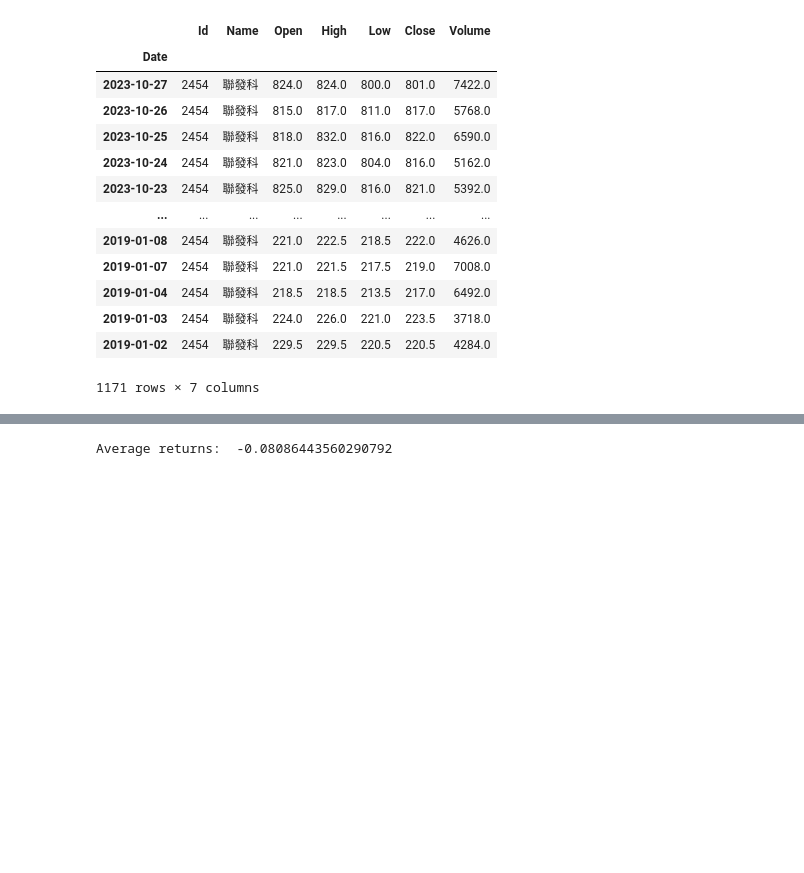
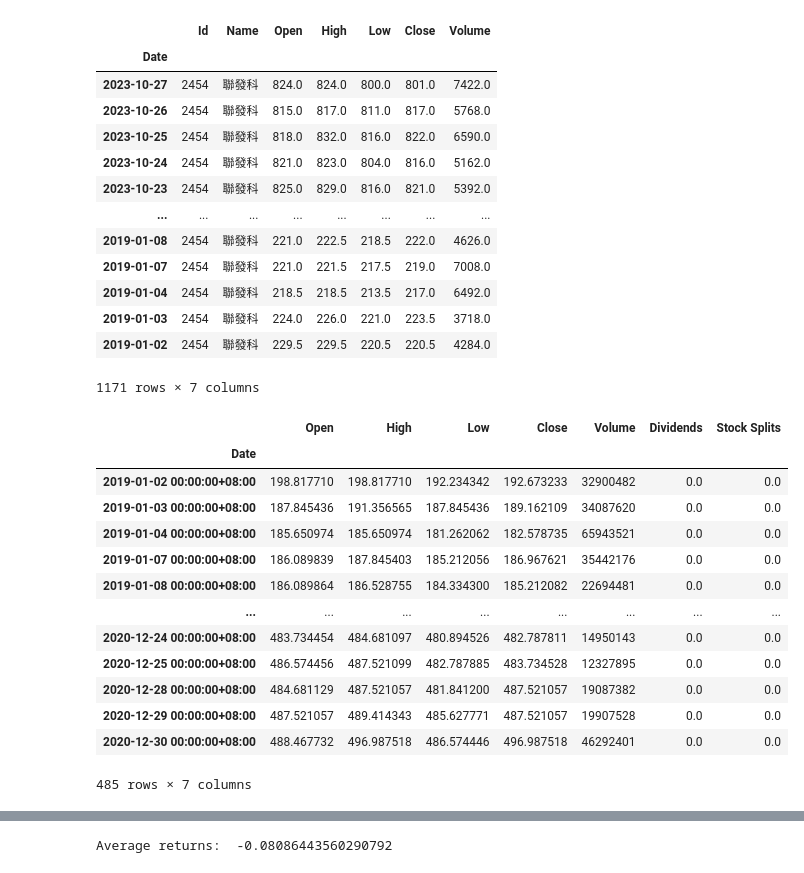
Before and after one commit to pan93412/nkust-homework, a Jupyter notebook: semester-3/finance/finance.ipynb, the cells around one changed output, grey strips where cells are left out. Drawn from its saved outputs; the diff is of its cells as text; code cells hidden in the pictures; blank space fills up the shorter version.

```diff
--- a/semester-3/finance/finance.ipynb
+++ b/semester-3/finance/finance.ipynb
@@ -62,3 +62,34 @@ for id in set(stock.Id):
 | 2019-01-03 | 2454 | 聯發科 | 224.0 | 226.0 | 221.0 | 223.5 | 3718.0 |
 | 2019-01-02 | 2454 | 聯發科 | 229.5 | 229.5 | 220.5 | 220.5 | 4284.0 |
 1171 rows × 7 columns
+# %%
+import yfinance as yf
+
+to_analysis = [2330, 2454, 2382, 2317]
+ticker = {
+    stock_code: yf.Ticker(f"{stock_code}.TW")
+    for stock_code in to_analysis
+}
+yf_stock_data = {
+    stock_code: ticker[stock_code].history(start='2015-01-01', end='2017-01-01')
+    for stock_code in to_analysis
+}
+human_stock_name = {
+    stock_code: ticker[stock_code].info['longName']
+    for stock_code in to_analysis
+}
+# %% [output]
+|  | Open | High | Low | Close | Volume | Dividends | Stock Splits |
+| Date |  |  |  |  |  |  |  |
+| 2019-01-02 00:00:00+08:00 | 198.817710 | 198.817710 | 192.234342 | 192.673233 | 32900482 | 0.0 | 0.0 |
+| 2019-01-03 00:00:00+08:00 | 187.845436 | 191.356565 | 187.845436 | 189.162109 | 34087620 | 0.0 | 0.0 |
+| 2019-01-04 00:00:00+08:00 | 185.650974 | 185.650974 | 181.262062 | 182.578735 | 65943521 | 0.0 | 0.0 |
+| 2019-01-07 00:00:00+08:00 | 186.089839 | 187.845403 | 185.212056 | 186.967621 | 35442176 | 0.0 | 0.0 |
+| 2019-01-08 00:00:00+08:00 | 186.089864 | 186.528755 | 184.334300 | 185.212082 | 22694481 | 0.0 | 0.0 |
+| ... | ... | ... | ... | ... | ... | ... | ... |
+| 2020-12-24 00:00:00+08:00 | 483.734454 | 484.681097 | 480.894526 | 482.787811 | 14950143 | 0.0 | 0.0 |
+| 2020-12-25 00:00:00+08:00 | 486.574456 | 487.521099 | 482.787885 | 483.734528 | 12327895 | 0.0 | 0.0 |
+| 2020-12-28 00:00:00+08:00 | 484.681129 | 487.521057 | 481.841200 | 487.521057 | 19087382 | 0.0 | 0.0 |
+| 2020-12-29 00:00:00+08:00 | 487.521057 | 489.414343 | 485.627771 | 487.521057 | 19907528 | 0.0 | 0.0 |
+| 2020-12-30 00:00:00+08:00 | 488.467732 | 496.987518 | 486.574446 | 496.987518 | 46292401 | 0.0 | 0.0 |
+485 rows × 7 columns
```
Also changed, not shown: parts of 6 cells of this notebook, 2 other files.
